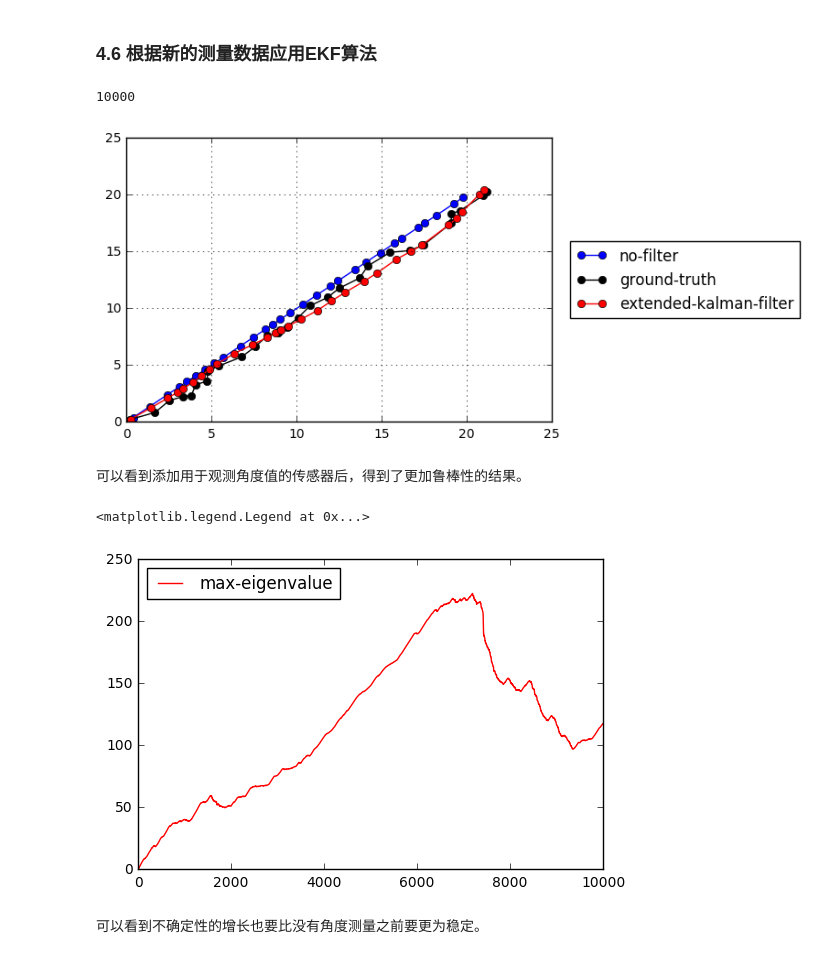
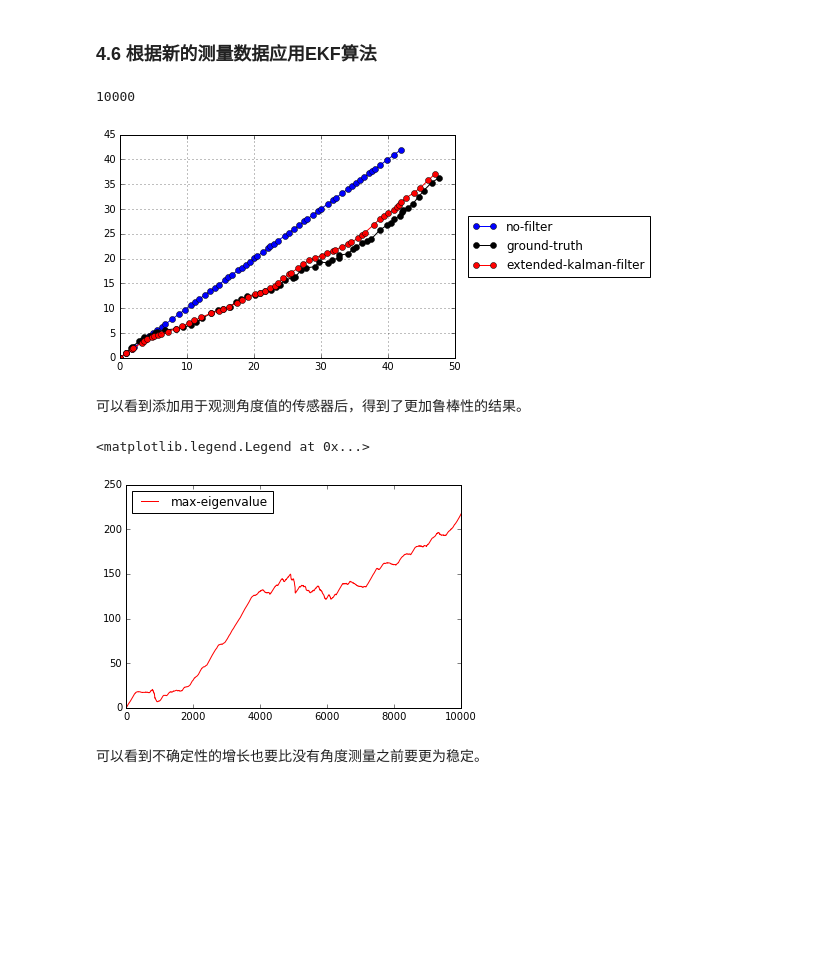
Before and after one commit to liuii/ProbRobotics, a Jupyter notebook: notebooks/01GaussianFileters/ExtendedKalmanFilter.ipynb, the cells around one changed output. Drawn from its saved outputs; the diff is of its cells as text; code cells hidden in the pictures; blank space fills up the shorter version.

```diff
--- a/notebooks/01GaussianFileters/ExtendedKalmanFilter.ipynb
+++ b/notebooks/01GaussianFileters/ExtendedKalmanFilter.ipynb
@@ -133,7 +133,7 @@ array([[ 0.24758826]])
 def jacobian_G(mu, u):
     x, y, theta = np.squeeze(mu)
     G = np.eye(3,dtype=np.float64)
-    G[0][2] = - u * np.cos(theta)
+    G[0][2] = - u * np.sin(theta)
     G[1][2] = u * np.cos(theta)
     return G
 
@@ -470,35 +486,19 @@ for mu in X_ground_truth[1:]:
 # %%
-# 假设运动控制误差为0.25，观测误差为0.1
-sigma_u = 0.25
-sigma_z = 0.1
-
-Sigma_v1 = []
-# 设定初始的位姿和初始的协方差
-X_ekf_v1 = np.array([0, 0, np.pi / 4]).reshape((1,3))
-sigma = np.diag([ .01, .01, .01])
-Sigma_v1.append(sigma)
-
-for u, z in zip(U, Z):
-    mu, sigma = extended_kalman_filter_v1(X_ekf_v1[-1], Sigma_v1[-1],
-                                       u, z, sigma_u=sigma_u, sigma_z=sigma_z)
-    X_ekf_v1 = np.vstack([X_ekf_v1, mu.T])
-    Sigma_v1.append(sigma)
-
-n = 30
+n = 60
 fig, ax = plt.subplots()
 ax.plot(X_no_filter[:n,0], X_no_filter[:n,1],
         c='b',marker='o', label='no-filter')
 ax.plot(X_ground_truth[:n,0], X_ground_truth[:n,1],
         c='k',marker='o', label='ground-truth')
 ax.plot(X_ekf_v1[:n,0], X_ekf_v1[:n,1],
         c='r',marker='o', label='extended-kalman-filter')
 ax.legend(bbox_to_anchor=(1.6, 0.5), loc='center right')
 ax.grid()
 
 len(Z)
 # %% [output]
 10000
-[figure, old version]
+[figure, new version]
 # %% [markdown]
 可以看到添加用于观测角度值的传感器后，得到了更加鲁棒性的结果。
 # %%
@@ -509,7 +509,7 @@ ax.plot(x, np.array(es), c='r', label='max-eigenvalue')
 ax.legend(loc='upper left')
 # %% [output]
 <matplotlib.legend.Legend at 0x...>
-[figure, old version]
+[figure, new version]
 # %% [markdown]
 可以看到不确定性的增长也要比没有角度测量之前要更为稳定。
 # %%
```
Also changed, not shown: parts of 10 cells of this notebook, 7 other files.
